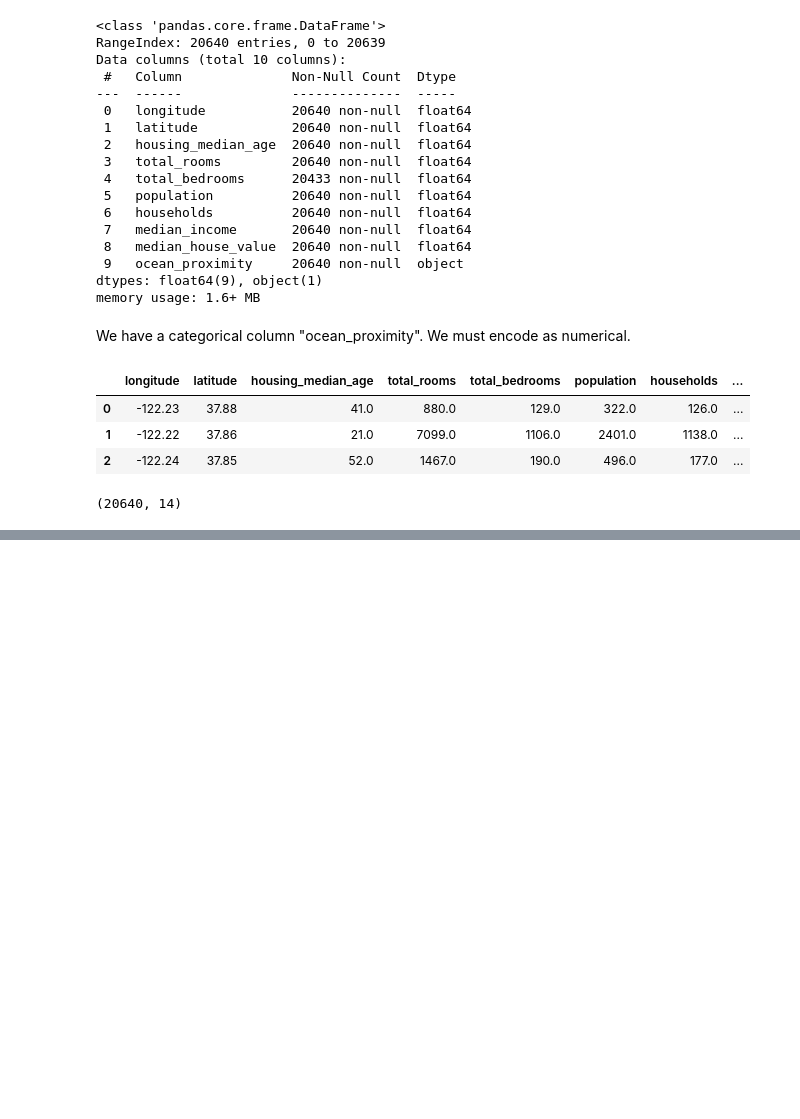
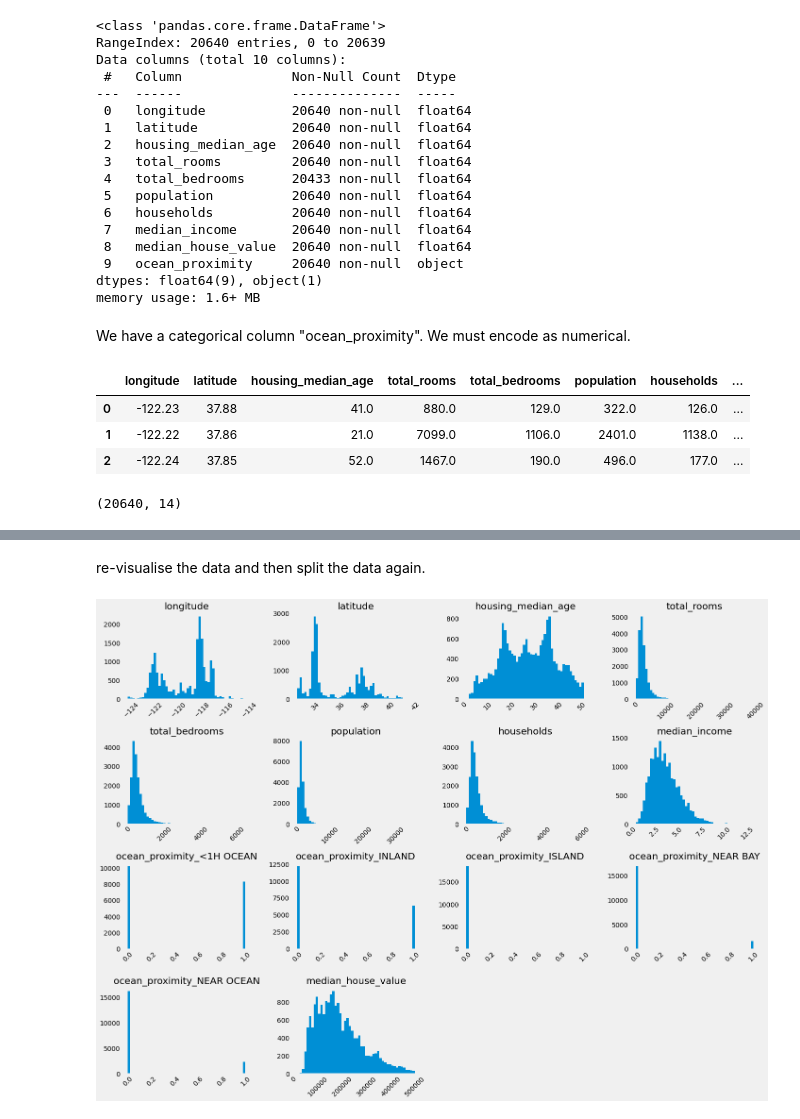
Before and after one commit to johnsonadam187/scikit_ml_projects, a Jupyter notebook: housing_data_multiple_regr.ipynb, the cells around one changed output, grey strips where cells are left out. Drawn from its saved outputs; the diff is of its cells as text; code cells hidden in the pictures; blank space fills up the shorter version.

```diff
--- a/housing_data_multiple_regr.ipynb
+++ b/housing_data_multiple_regr.ipynb
@@ -107,0 +175,3 @@ df1.shape
+# %%
+df1 = pd.concat([df1, target], axis=1, sort=True)
+df1.info()
@@ -107,0 +196,5 @@ df1.shape
+# %%
+df1 = df1[df1["median_house_value"]<500000]
+df1 = df1[df1["median_income"]<15]
+df1 = df1[df1['housing_median_age']<52]
+df1.info()
@@ -107,0 +219,8 @@ df1.shape
+# %% [markdown]
+re-visualise the data and then split the data again.
+# %%
+df1.hist(bins=50, figsize=(20, 15), grid=False, xrot=45)  #.hist() is the method of applying .plot(kind='hist)
+plt.tight_layout()
+plt.show()
+# %% [output]
+[figure, added]
```
Also changed, not shown: parts of 74 cells of this notebook.
